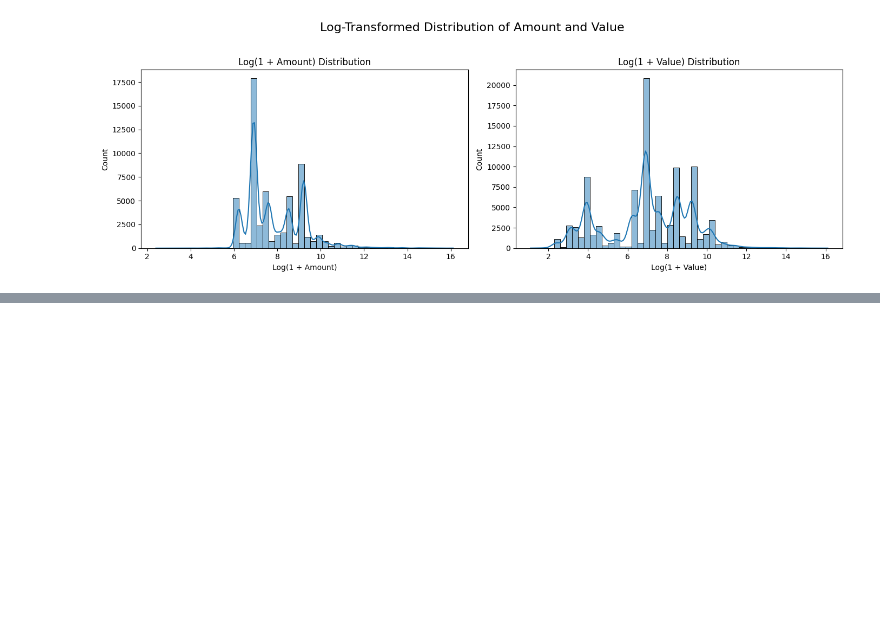
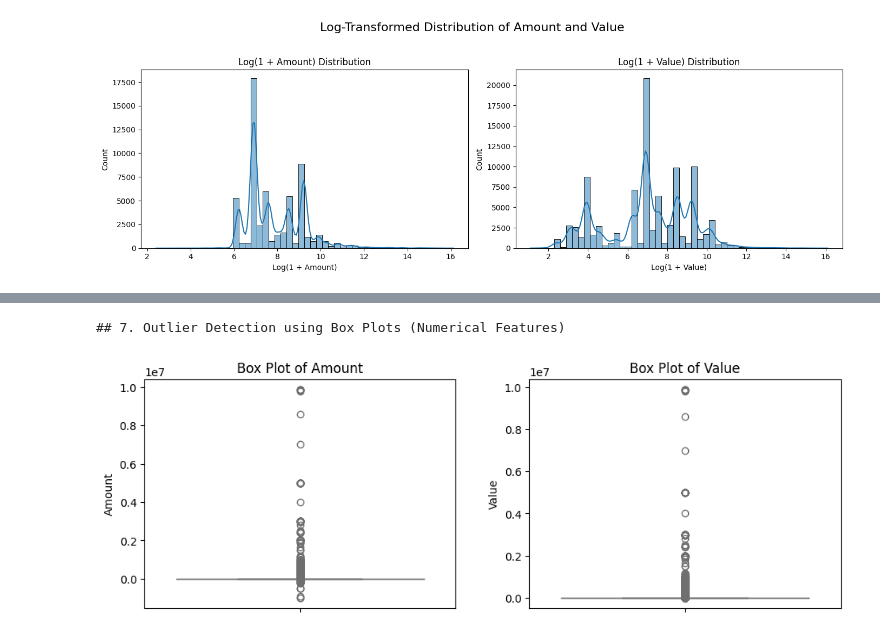
Before and after one commit to Helina-Yilma/Credit-Risk-Model, a Jupyter notebook: notebooks/eda.ipynb, the cells around one changed output, grey strips where cells are left out. Saved outputs shown, nothing was run; the diff lists cells and outputs as text; code cells hidden in the pictures; blank space fills up the shorter version.

```diff
--- a/notebooks/eda.ipynb
+++ b/notebooks/eda.ipynb
@@ -239,0 +269,28 @@ Passing `palette` without assigning `hue` is deprecated and will be removed in v
+# %%
+# --- 7. Outlier Detection (Box Plots) ---
+print("\n## 7. Outlier Detection using Box Plots (Numerical Features)")
+
+# Use the same subplot setup as the distribution plots
+n_plots = len(numerical_cols)
+n_cols = 3
+n_rows = (n_plots + n_cols - 1) // n_cols
+
+fig, axes = plt.subplots(n_rows, n_cols, figsize=(5 * n_cols, 4 * n_rows))
+axes = axes.flatten()
+
+# Plot a box plot for each numerical feature
+for i, col in enumerate(numerical_cols):
+    sns.boxplot(y=df[col], ax=axes[i], color='skyblue')
+    axes[i].set_title(f'Box Plot of {col}', fontsize=12)
+    axes[i].set_xlabel('')
+    axes[i].set_ylabel(col)
+
+# Hide any unused subplots
+for j in range(len(numerical_cols), len(axes)):
+    fig.delaxes(axes[j])
+
+plt.tight_layout(pad=3.0)
+plt.show()
+# %% [output]
+## 7. Outlier Detection using Box Plots (Numerical Features)
+[figure, added]
```
Also changed, not shown: parts of 3 cells of this notebook.
